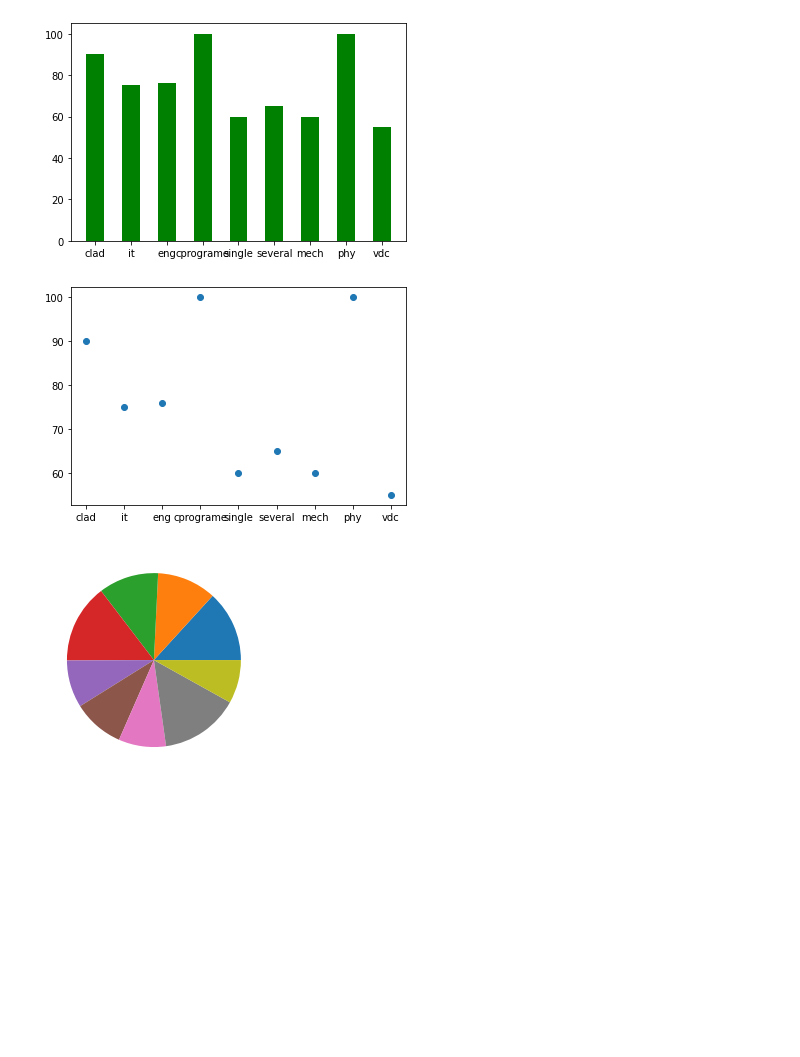
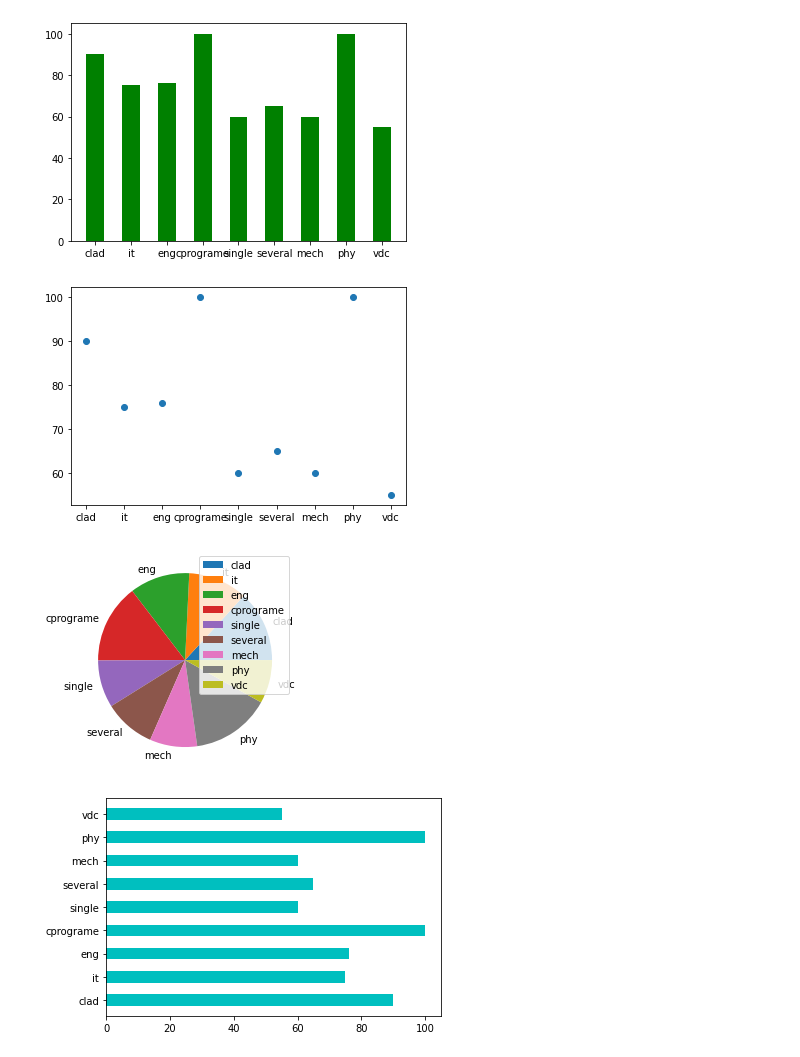
Before and after one commit to Devenderalla/python-, a Jupyter notebook: Bar_graph.ipynb, the cells around one changed output. Cells and saved outputs as stored; diff of their text form; code cells hidden in the pictures; blank space fills up the shorter version.

```diff
--- a/Bar_graph.ipynb
+++ b/Bar_graph.ipynb
@@ -14,20 +14,31 @@ plt.show()
 # %%
 import matplotlib.pyplot as plt
 import numpy as np
 
 xpoints = np.array(['clad','it','eng','cprograme','single','several','mech','phy','vdc'])
 ypoints = np.array([90,75,76,100,60,65,60,100,55])
-
+mylabels=['clad','it','eng','cprograme','single','several','mech','phy','vdc']
 plt.plot(xpoints, ypoints)
 plt.show()
 plt.bar(xpoints, ypoints,color='green',width=0.5)
 plt.show()
 plt.scatter(xpoints, ypoints)
 plt.show()
-plt.pie(ypoints)
+plt.pie(ypoints, labels = mylabels)
+plt.legend()
 plt.show()
+plt.barh(xpoints,ypoints,color='c',height=0.5)
+plt.show()
+plt.plot(ypoints, linestyle = 'dotted')
+plt.show()
+plt.plot(ypoints, linestyle = 'dashed')
+plt.show()
+
+plt.hist(x,color='yellow')
+plt.show()
 # %% [output]
 [figure]
 [figure]
 [figure]
-[figure, old version]
+[figure, new version]
+[figure, added]
```
Also changed, not shown: parts of 2 cells of this notebook.
